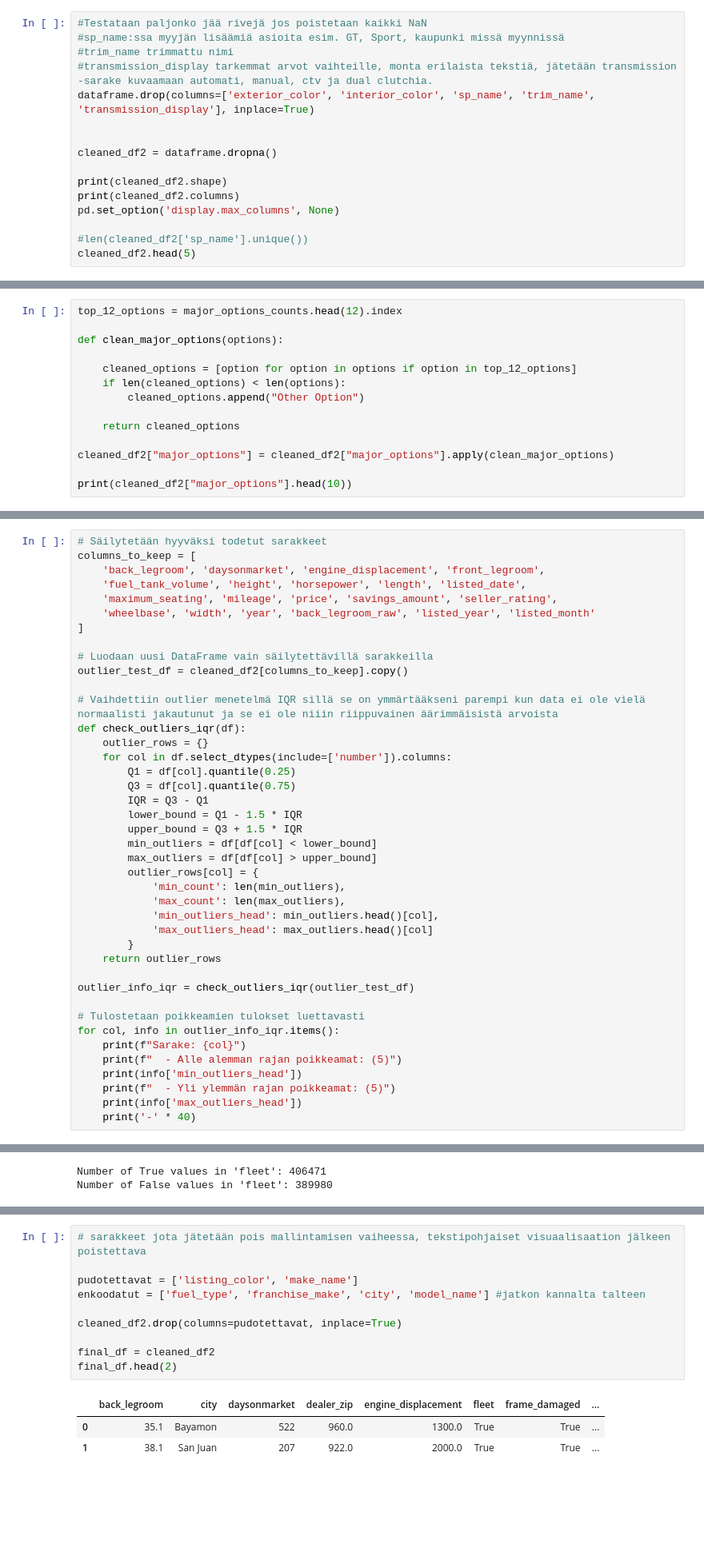
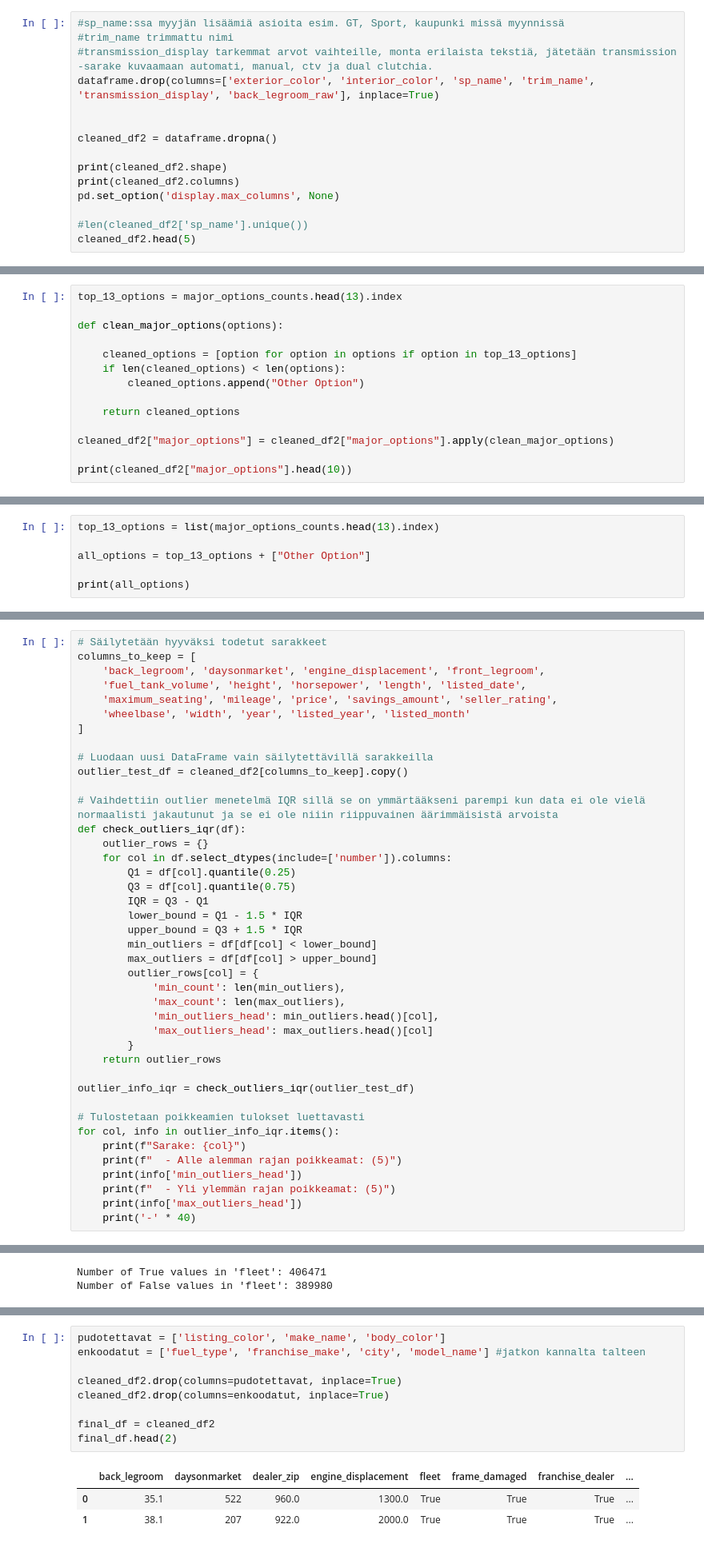
Before and after one commit to JermuSo/aida_project_group1, a Jupyter notebook: docs/Phase 3/phase_3_results.ipynb, the cells around one changed output, grey strips where cells are left out. Shown at 80% size. Drawn from its saved outputs; the diff is of its cells as text; blank space fills up the shorter version.

```diff
--- a/docs/Phase 3/phase_3_results.ipynb
+++ b/docs/Phase 3/phase_3_results.ipynb
@@ -792,9 +817,8 @@ tyhjien arvojen määrä per sarake
 # %%
-#Testataan paljonko jää rivejä jos poistetaan kaikki NaN
 #sp_name:ssa myyjän lisäämiä asioita esim. GT, Sport, kaupunki missä myynnissä
 #trim_name trimmattu nimi
 #transmission_display tarkemmat arvot vaihteille, monta erilaista tekstiä, jätetään transmission -sarake kuvaamaan automati, manual, ctv ja dual clutchia.
-dataframe.drop(columns=['exterior_color', 'interior_color', 'sp_name', 'trim_name', 'transmission_display'], inplace=True)
+dataframe.drop(columns=['exterior_color', 'interior_color', 'sp_name', 'trim_name', 'transmission_display', 'back_legroom_raw'], inplace=True)
 
 
 cleaned_df2 = dataframe.dropna()
@@ -988,9 +1017,9 @@ Testataan ottaa 12 yleisintä ominaisuutta ja muut ominaisuudet voitaisiin ryhmi
 # %%
-top_12_options = major_options_counts.head(12).index
+top_13_options = major_options_counts.head(13).index
 
 def clean_major_options(options):
 
-    cleaned_options = [option for option in options if option in top_12_options]
+    cleaned_options = [option for option in options if option in top_13_options]
     if len(cleaned_options) < len(options):
         cleaned_options.append("Other Option")
 
@@ -1013 +1042,7 @@ print(cleaned_df2["major_options"].head(10))
 Name: major_options, dtype: object
+# %%
+top_13_options = list(major_options_counts.head(13).index)
+
+all_options = top_13_options + ["Other Option"]
+
+print(all_options)
@@ -1099,7 +1125,7 @@ columns_to_keep = [
     'back_legroom', 'daysonmarket', 'engine_displacement', 'front_legroom',
     'fuel_tank_volume', 'height', 'horsepower', 'length', 'listed_date',
     'maximum_seating', 'mileage', 'price', 'savings_amount', 'seller_rating',
-    'wheelbase', 'width', 'year', 'back_legroom_raw', 'listed_year', 'listed_month'
+    'wheelbase', 'width', 'year', 'listed_year', 'listed_month'
 ]
 
 # Luodaan uusi DataFrame vain säilytettävillä sarakkeilla
@@ -1587,17 +1641,16 @@ Poistetaan siis vielä tuo make_name sillä sisältää vähemmän tietoja kuin
 # %%
-# sarakkeet jota jätetään pois mallintamisen vaiheessa, tekstipohjaiset visuaalisaation jälkeen poistettava
-
-pudotettavat = ['listing_color', 'make_name']
+pudotettavat = ['listing_color', 'make_name', 'body_color']
 enkoodatut = ['fuel_type', 'franchise_make', 'city', 'model_name'] #jatkon kannalta talteen
 
 cleaned_df2.drop(columns=pudotettavat, inplace=True)
+cleaned_df2.drop(columns=enkoodatut, inplace=True)
 
 final_df = cleaned_df2
 final_df.head(2)
 # %% [output]
-|  | back_legroom | city | daysonmarket | dealer_zip | engine_displacement | fleet | frame_damaged | ... |
-| 0 | 35.1 | Bayamon | 522 | 960.0 | 1300.0 | True | True | ... |
-| 1 | 38.1 | San Juan | 207 | 922.0 | 2000.0 | True | True | ... |
+|  | back_legroom | daysonmarket | dealer_zip | engine_displacement | fleet | frame_damaged | franchise_dealer | ... |
+| 0 | 35.1 | 522 | 960.0 | 1300.0 | True | True | True | ... |
+| 1 | 38.1 | 207 | 922.0 | 2000.0 | True | True | True | ... |
 # %% [markdown]
 ## Boolean-sarakkeet int:ksi
 
```
Also changed, not shown: parts of 45 cells of this notebook.
